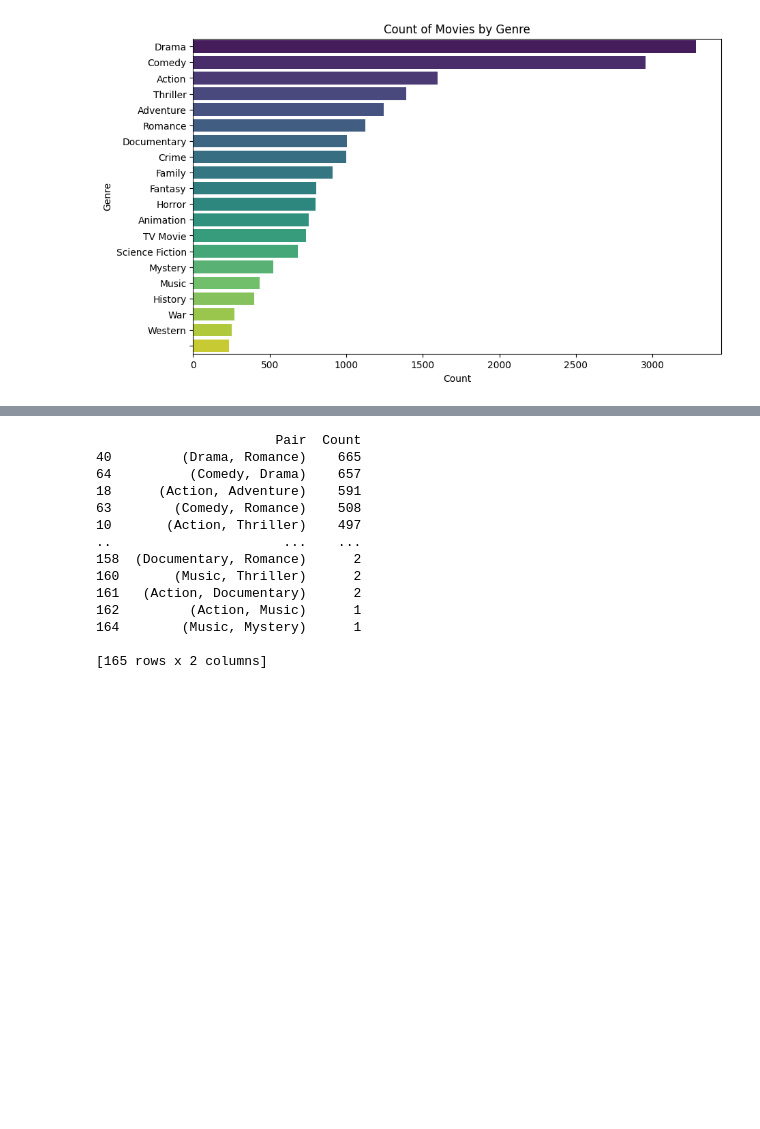
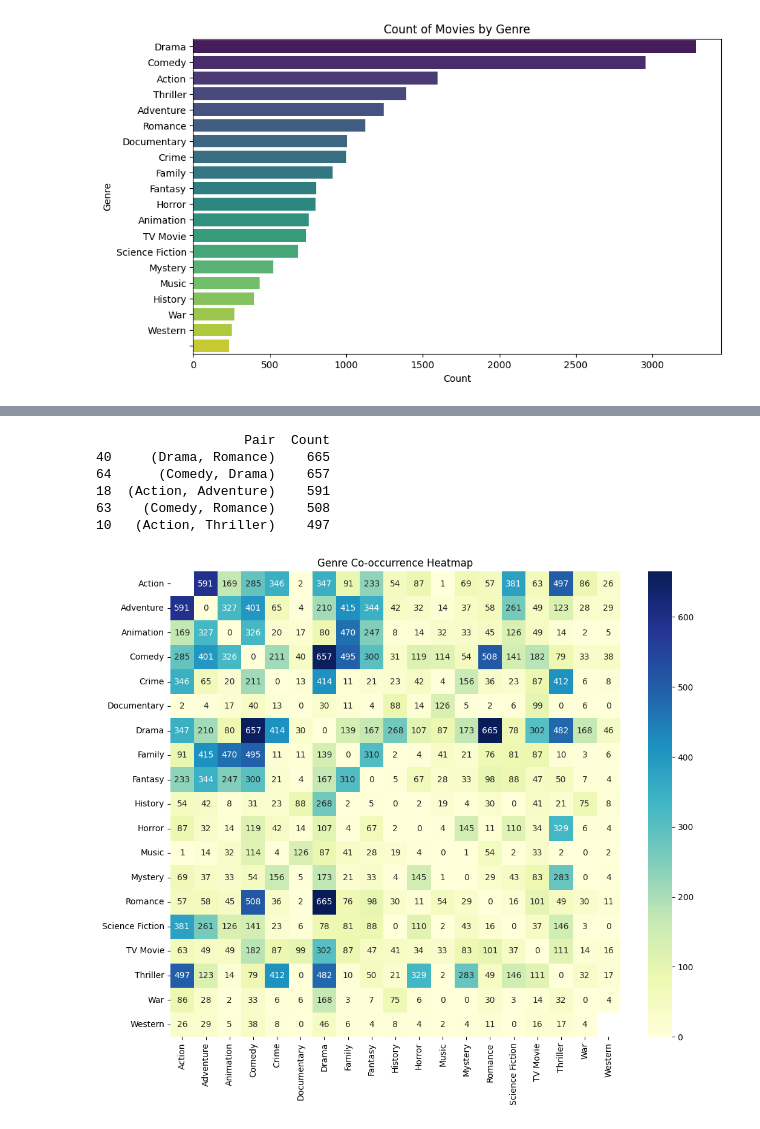
Before and after one commit to ALIZAMOMIN/Genrify, a Jupyter notebook: EDA.ipynb, the cells around one changed output, grey strips where cells are left out. Cells and saved outputs as stored; diff of their text form; code cells hidden in the pictures; blank space fills up the shorter version.

```diff
--- a/EDA.ipynb
+++ b/EDA.ipynb
@@ -163,19 +163,31 @@ for genres in df['genre_list']:
 
 # Convert to DataFrame
 pair_df = pd.DataFrame(pair_counts.items(), columns=['Pair', 'Count']).sort_values('Count', ascending=False)
-print(pair_df)
+print(pair_df.head())
 # %% [output]
-                       Pair  Count
-40         (Drama, Romance)    665
-64          (Comedy, Drama)    657
-18      (Action, Adventure)    591
-63        (Comedy, Romance)    508
-10       (Action, Thriller)    497
-..                      ...    ...
-158  (Documentary, Romance)      2
-160       (Music, Thriller)      2
-161   (Action, Documentary)      2
-162         (Action, Music)      1
-164        (Music, Mystery)      1
-
-[165 rows x 2 columns]
+                   Pair  Count
+40     (Drama, Romance)    665
+64      (Comedy, Drama)    657
+18  (Action, Adventure)    591
+63    (Comedy, Romance)    508
+10   (Action, Thriller)    497
+# %%
+# Split the pair tuple into two columns
+pair_df[['Genre1', 'Genre2']] = pd.DataFrame(pair_df['Pair'].tolist(), index=pair_df.index)
+
+# Pivot to create a matrix
+heatmap_df = pair_df.pivot(index='Genre1', columns='Genre2', values='Count').fillna(0)
+
+# Add the transpose to fill missing symmetric values
+heatmap_df = heatmap_df.add(heatmap_df.T, fill_value=0)
+
+
+import seaborn as sns
+import matplotlib.pyplot as plt
+
+plt.figure(figsize=(12,10))
+sns.heatmap(heatmap_df, annot=True, fmt="g", cmap="YlGnBu")
+plt.title("Genre Co-occurrence Heatmap")
+plt.show()
+# %% [output]
+[figure, added]
```
Also changed, not shown: parts of 1 cell of this notebook, 2 other files.
